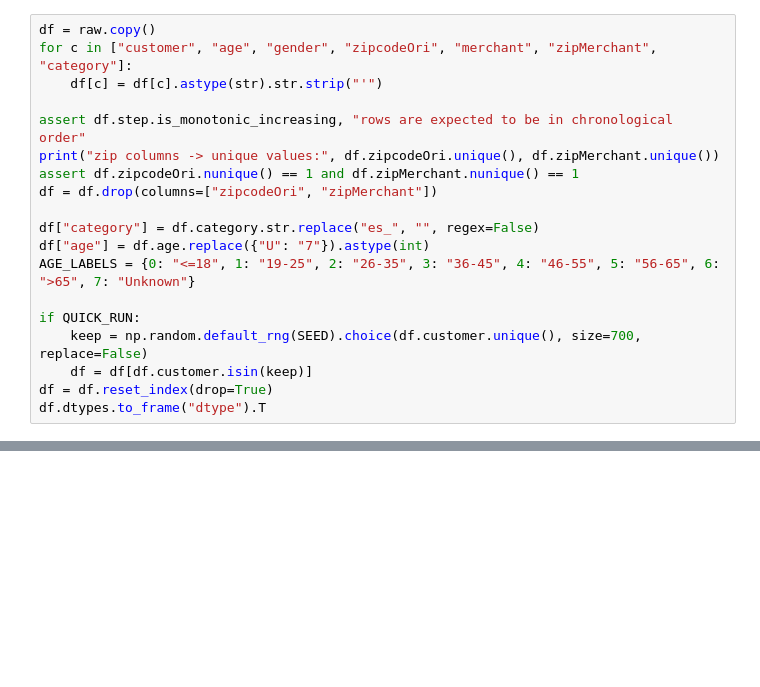
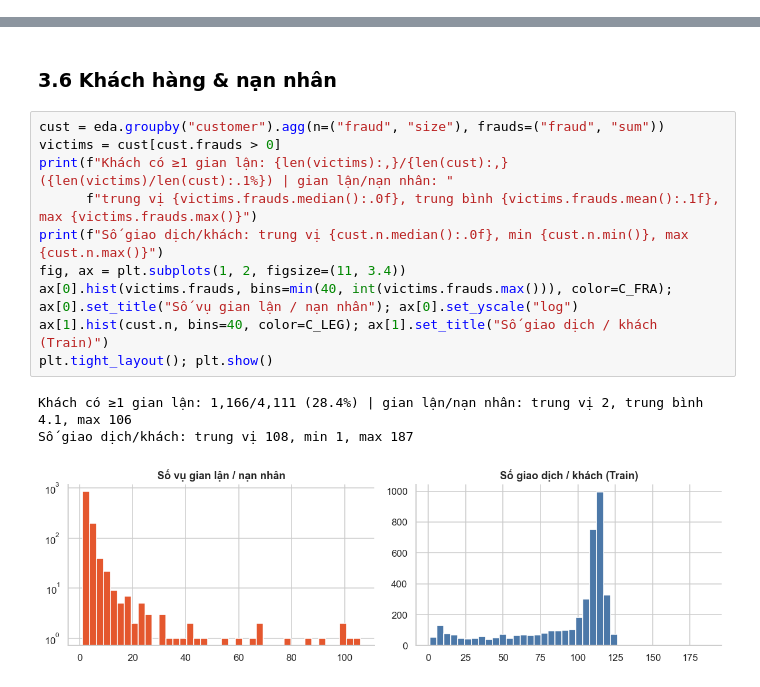
Before and after one commit to DakFu2k6/DS66A_Group_07, a Jupyter notebook: Fraud_Detection.ipynb, the cells around one changed output, grey strips where cells are left out. Saved outputs shown, nothing was run; the diff lists cells and outputs as text; blank space fills up the shorter version.

```diff
--- a/Fraud_Detection.ipynb
+++ b/Fraud_Detection.ipynb
@@ -122,19 +0,0 @@ Loaded bs140513_032310.csv: 594,643 rows x 10 columns
-# %%
-df = raw.copy()
-for c in ["customer", "age", "gender", "zipcodeOri", "merchant", "zipMerchant", "category"]:
-    df[c] = df[c].astype(str).str.strip("'")
-
-assert df.step.is_monotonic_increasing, "rows are expected to be in chronological order"
-print("zip columns -> unique values:", df.zipcodeOri.unique(), df.zipMerchant.unique())
-assert df.zipcodeOri.nunique() == 1 and df.zipMerchant.nunique() == 1
-df = df.drop(columns=["zipcodeOri", "zipMerchant"])
-
-df["category"] = df.category.str.replace("es_", "", regex=False)
-df["age"] = df.age.replace({"U": "7"}).astype(int)
-AGE_LABELS = {0: "<=18", 1: "19-25", 2: "26-35", 3: "36-45", 4: "46-55", 5: "56-65", 6: ">65", 7: "Unknown"}
-
-if QUICK_RUN:
-    keep = np.random.default_rng(SEED).choice(df.customer.unique(), size=700, replace=False)
-    df = df[df.customer.isin(keep)]
-df = df.reset_index(drop=True)
-df.dtypes.to_frame("dtype").T
@@ -1374,0 +351,16 @@ Selected model: Gradient Boosting   params: {'class_weight': 'balanced', 'learni
+# %% [markdown]
+### 3.6 Khách hàng & nạn nhân
+# %%
+cust = eda.groupby("customer").agg(n=("fraud", "size"), frauds=("fraud", "sum"))
+victims = cust[cust.frauds > 0]
+print(f"Khách có ≥1 gian lận: {len(victims):,}/{len(cust):,} ({len(victims)/len(cust):.1%}) | gian lận/nạn nhân: "
+      f"trung vị {victims.frauds.median():.0f}, trung bình {victims.frauds.mean():.1f}, max {victims.frauds.max()}")
+print(f"Số giao dịch/khách: trung vị {cust.n.median():.0f}, min {cust.n.min()}, max {cust.n.max()}")
+fig, ax = plt.subplots(1, 2, figsize=(11, 3.4))
+ax[0].hist(victims.frauds, bins=min(40, int(victims.frauds.max())), color=C_FRA); ax[0].set_title("Số vụ gian lận / nạn nhân"); ax[0].set_yscale("log")
+ax[1].hist(cust.n, bins=40, color=C_LEG); ax[1].set_title("Số giao dịch / khách (Train)")
+plt.tight_layout(); plt.show()
+# %% [output]
+Khách có ≥1 gian lận: 1,166/4,111 (28.4%) | gian lận/nạn nhân: trung vị 2, trung bình 4.1, max 106
+Số giao dịch/khách: trung vị 108, min 1, max 187
+[figure, added]
```
Also changed, not shown: parts of 160 cells of this notebook, 1 other file.
